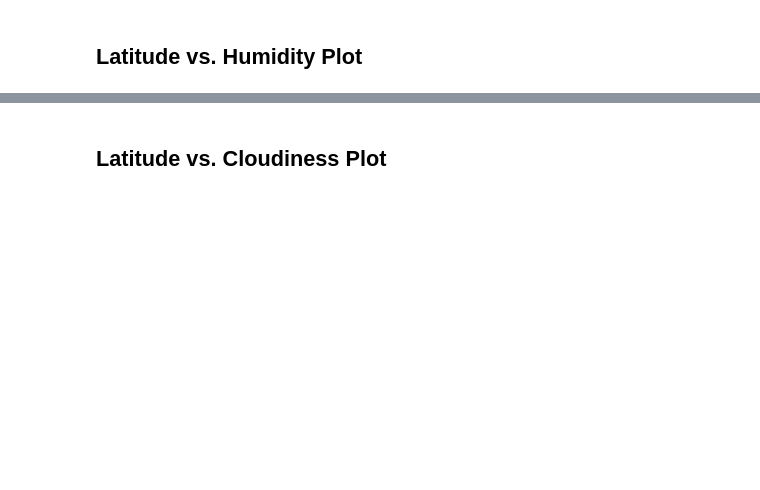
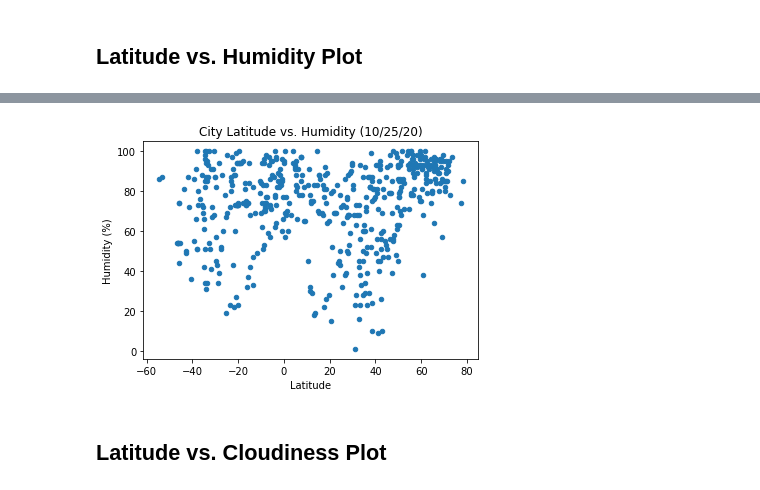
Before and after one commit to littleprincecurry/python-api-challenge, a Jupyter notebook: WeatherPy/WeatherPy.ipynb, the cells around one changed output, grey strips where cells are left out. Saved outputs shown, nothing was run; the diff lists cells and outputs as text; code cells hidden in the pictures; blank space fills up the shorter version.

```diff
--- a/WeatherPy/WeatherPy.ipynb
+++ b/WeatherPy/WeatherPy.ipynb
@@ -261,2 +260,9 @@ df.plot.scatter('Lat', 'Max Temp')
+# %%
+df.plot.scatter('Lat', 'Humidity', title='City Latitude vs. Humidity (10/25/20)')
+plt.xlabel('Latitude')
+plt.ylabel('Humidity (%)')
+plt.show()
+# %% [output]
+[figure, added]
 # %% [markdown]
 ## Latitude vs. Cloudiness Plot
```
Also changed, not shown: parts of 10 cells of this notebook.
